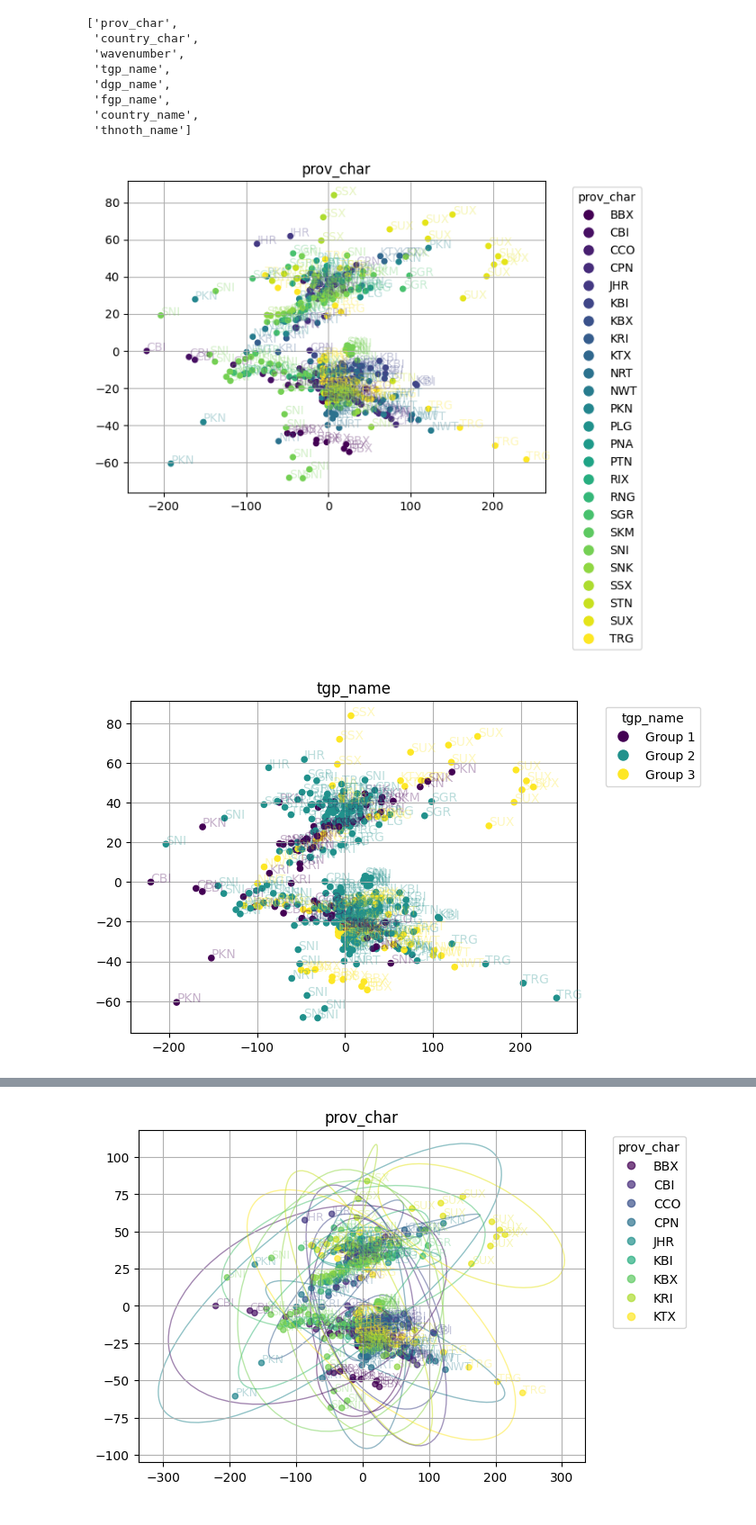
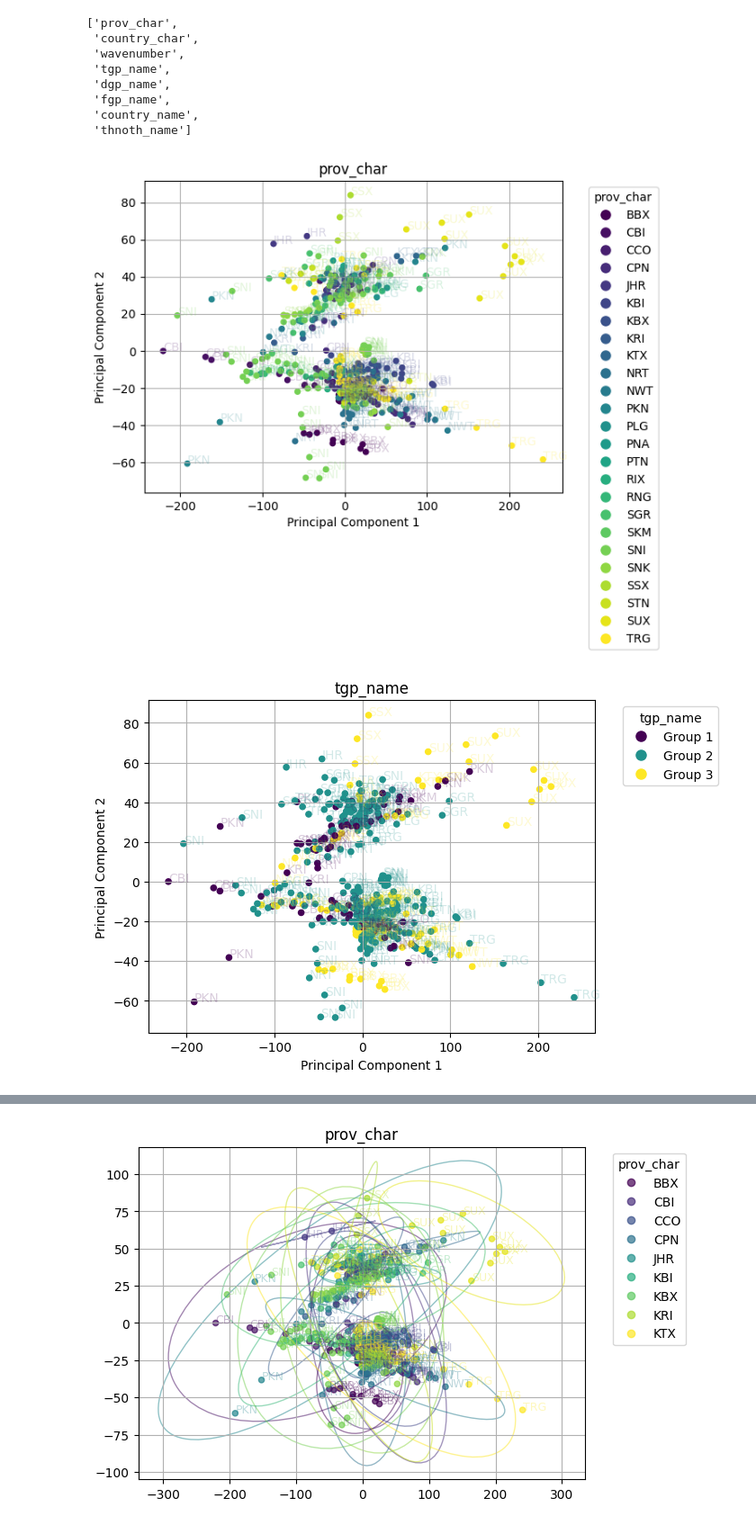
Before and after one commit to mfhars/cpocluster, a Jupyter notebook: 13. SS+GMM+PCA.ipynb, the cells around one changed output, grey strips where cells are left out. Shown at 90% size. Saved outputs shown, nothing was run; the diff lists cells and outputs as text; code cells hidden in the pictures.

```diff
--- a/13. SS+GMM+PCA.ipynb
+++ b/13. SS+GMM+PCA.ipynb
@@ -173,7 +173,7 @@ for i in range(len(string_cols)):
     for j in range(len(result_df)):
         plt.annotate(result_df['prov_char'].iloc[j],
                      (result_df['Principal Component 1'].iloc[j], result_df['Principal Component 2'].iloc[j]),
-                     color=cmap(norm(encoded_categories[j])), alpha=0.3)
+                     color=cmap(norm(encoded_categories[j])), alpha=0.2)
 
 
     # Customize the legend to show original string labels
@@ -184,34 +184,39 @@ for i in range(len(string_cols)):
 
     plt.legend(handles=handles, title=string_cols[i], bbox_to_anchor=(1.05, 1), loc='upper left')
 
+    plt.xlabel('Principal Component 1')
+    plt.ylabel('Principal Component 2')
 
     plt.grid(True)
     plt.show()
 
 
 plt.scatter(result_df['Principal Component 1'], result_df['Principal Component 2'], c=result_df['Cluster'], cmap='viridis', s=20)
 plt.title('Cluster')
 
 # Annotate points with 'Prov_Char' column
 for x, y, label, color in zip(result_df['Principal Component 1'],
                               result_df['Principal Component 2'],
                               result_df['prov_char'],
                               result_df['Cluster']):
-    plt.text(x, y, label, color=plt.cm.viridis(color / max(result_df['Cluster'])), fontsize=9, alpha=0.3)
+    plt.text(x, y, label, color=plt.cm.viridis(color / max(result_df['Cluster'])), fontsize=9, alpha=0.2)
 
 # Get handles and labels for the legend
 handles, labels = scatter.legend_elements()
 
 # Create cluster labels
 unique_clusters = np.unique(result_df['Cluster'])
 cluster_labels = [f'Cluster {cluster+1}' for cluster in unique_clusters]
 
 # Update legend labels
 updated_labels = [cluster_labels[int(label)] for label in unique_clusters]
 plt.legend(handles, cluster_labels, title='Cluster', bbox_to_anchor=(1.05, 1), loc='upper left')
 
+plt.xlabel('Principal Component 1')
+plt.ylabel('Principal Component 2')
+
 plt.grid(True)
 plt.show()
 # %% [output]
-[figure, old version]
+[figure, new version]
-[figure, old version]
+[figure, new version]
```
Also changed, not shown: parts of 1 cell of this notebook, 28 other files.
